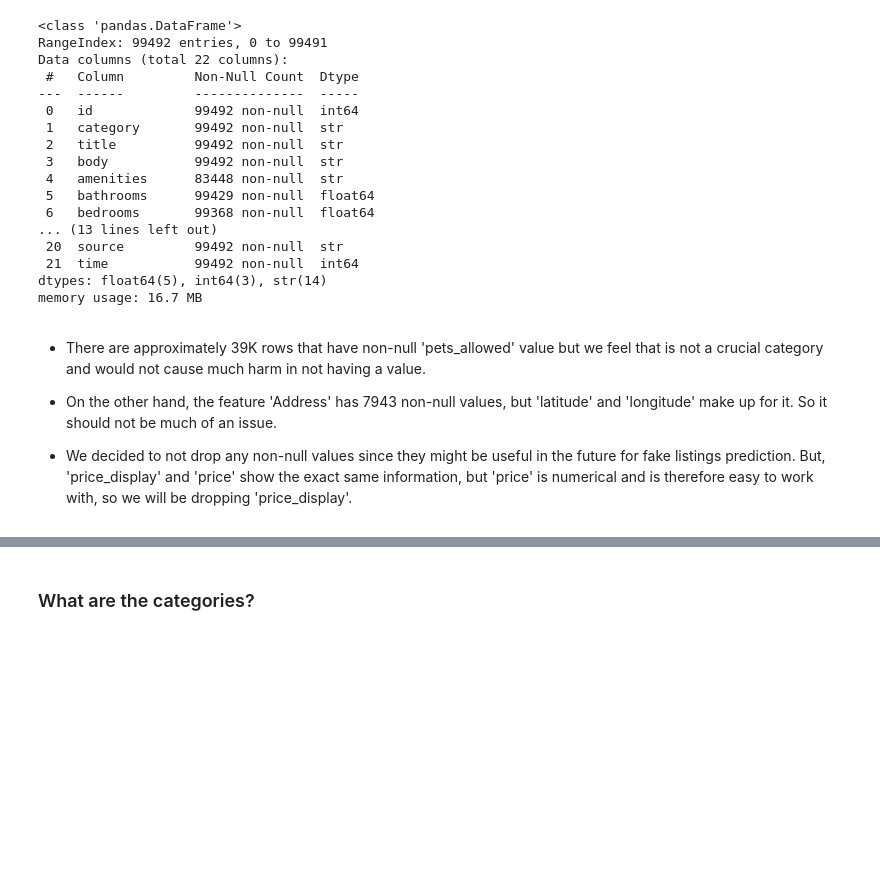
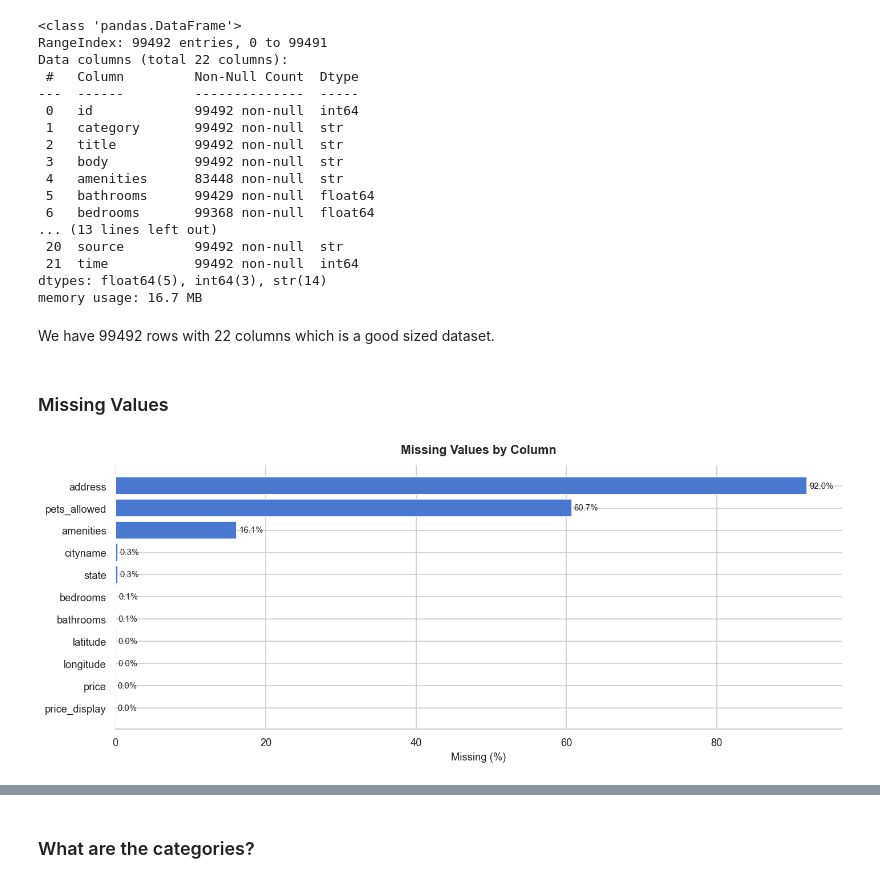
Before and after one commit to Dressi123/FakeOut, a Jupyter notebook: ML_Final_Project.ipynb, the cells around one changed output, grey strips where cells are left out. Drawn from its saved outputs; the diff is of its cells as text; code cells hidden in the pictures; blank space fills up the shorter version.

```diff
--- a/ML_Final_Project.ipynb
+++ b/ML_Final_Project.ipynb
@@ -47,9 +53,25 @@ Data columns (total 22 columns):
  21  time           99492 non-null  int64
 dtypes: float64(5), int64(3), str(14)
 memory usage: 16.7 MB
-# %% [markdown]
-- There are approximately 39K rows that have non-null 'pets_allowed' value but we feel that is not a crucial category and would not cause much harm in not having a value.
-
-- On the other hand, the feature 'Address' has 7943 non-null values, but 'latitude' and 'longitude' make up for it. So it should not be much of an issue.
-
-- We decided to not drop any non-null values since they might be useful in the future for fake listings prediction. But, 'price_display' and 'price' show the exact same information, but 'price' is numerical and is therefore easy to work with, so we will be dropping 'price_display'.
+# %% [markdown]
+We have 99492 rows with 22 columns which is a good sized dataset.
+# %% [markdown]
+### Missing Values
+# %%
+missing = df.isnull().sum()
+missing = missing[missing > 0].sort_values(ascending=False)
+missing_pct = (missing / len(df) * 100).round(2)
+
+fig, ax = plt.subplots(figsize=(12, 5))
+bars = ax.barh(missing.index, missing_pct.values, color=sns.color_palette('muted')[0])
+ax.set_xlabel('Missing (%)')
+ax.set_title('Missing Values by Column', fontweight='bold', pad=12)
+for bar, val in zip(bars, missing_pct.values):
+    ax.text(val + 0.3, bar.get_y() + bar.get_height() / 2,
+            f'{val:.1f}%', va='center', fontsize=9)
+ax.invert_yaxis()
+sns.despine(left=True)
+plt.tight_layout()
+plt.show()
+# %% [output]
+[figure, added]
```
Also changed, not shown: parts of 31 cells of this notebook.
